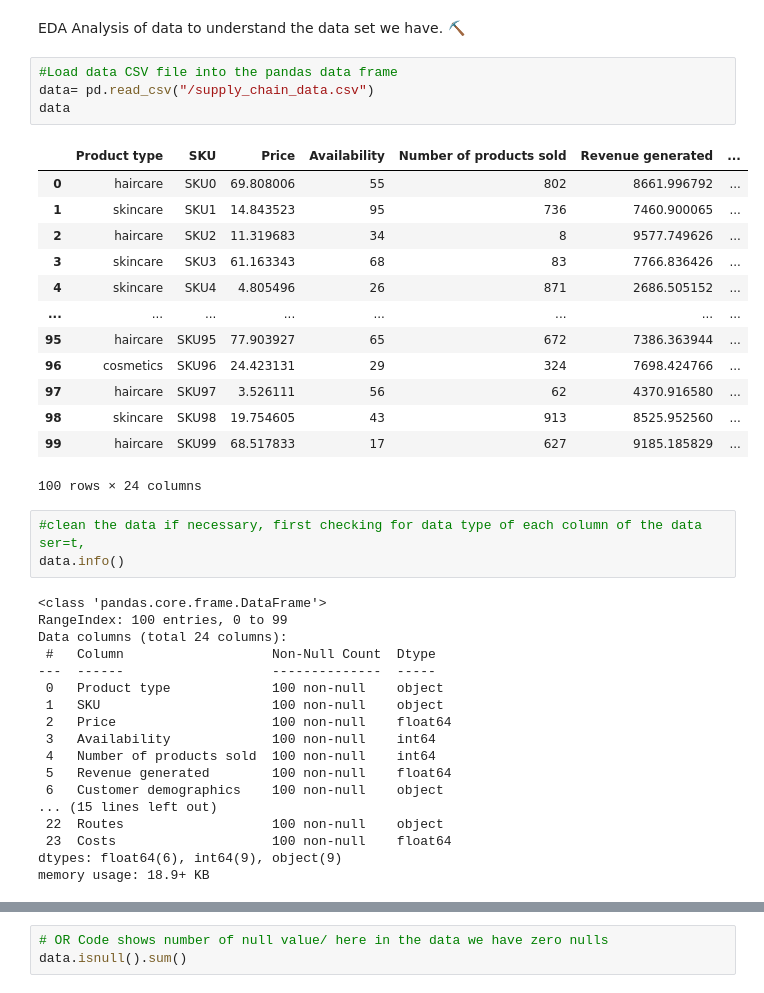
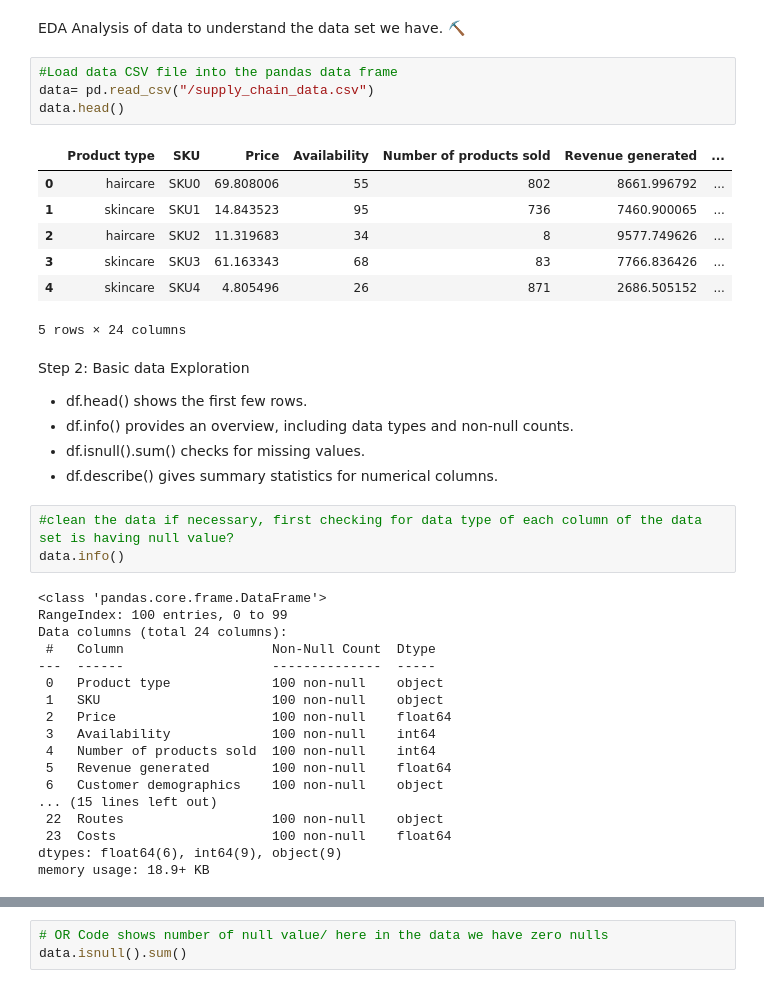
Before and after one commit to Gowtham933/Supply-chain-Data-Analysis-Project, a Jupyter notebook: Supply chain data analysis.ipynb, the cells around one changed output, grey strips where cells are left out. Cells and saved outputs as stored; diff of their text form.

```diff
--- a/Supply chain data analysis.ipynb
+++ b/Supply chain data analysis.ipynb
@@ -18,23 +19,23 @@ EDA Analysis of data to understand the data set we have. ⛏
 # %%
 #Load data CSV file into the pandas data frame
 data= pd.read_csv("/supply_chain_data.csv")
-data
+data.head()
 # %% [output]
 |  | Product type | SKU | Price | Availability | Number of products sold | Revenue generated | ... |
 | 0 | haircare | SKU0 | 69.808006 | 55 | 802 | 8661.996792 | ... |
 | 1 | skincare | SKU1 | 14.843523 | 95 | 736 | 7460.900065 | ... |
 | 2 | haircare | SKU2 | 11.319683 | 34 | 8 | 9577.749626 | ... |
 | 3 | skincare | SKU3 | 61.163343 | 68 | 83 | 7766.836426 | ... |
 | 4 | skincare | SKU4 | 4.805496 | 26 | 871 | 2686.505152 | ... |
-| ... | ... | ... | ... | ... | ... | ... | ... |
-| 95 | haircare | SKU95 | 77.903927 | 65 | 672 | 7386.363944 | ... |
-| 96 | cosmetics | SKU96 | 24.423131 | 29 | 324 | 7698.424766 | ... |
-| 97 | haircare | SKU97 | 3.526111 | 56 | 62 | 4370.916580 | ... |
-| 98 | skincare | SKU98 | 19.754605 | 43 | 913 | 8525.952560 | ... |
-| 99 | haircare | SKU99 | 68.517833 | 17 | 627 | 9185.185829 | ... |
-100 rows × 24 columns
+5 rows × 24 columns
+# %% [markdown]
+Step 2: Basic data Exploration
+* df.head() shows the first few rows.
+* df.info() provides an overview, including data types and non-null counts.
+* df.isnull().sum() checks for missing values.
+* df.describe() gives summary statistics for numerical columns.
 # %%
-#clean the data if necessary, first checking for data type of each column of the data ser=t,
+#clean the data if necessary, first checking for data type of each column of the data set is having null value?
 data.info()
 # %% [output]
 <class 'pandas.core.frame.DataFrame'>
```
Also changed, not shown: parts of 21 cells of this notebook.
